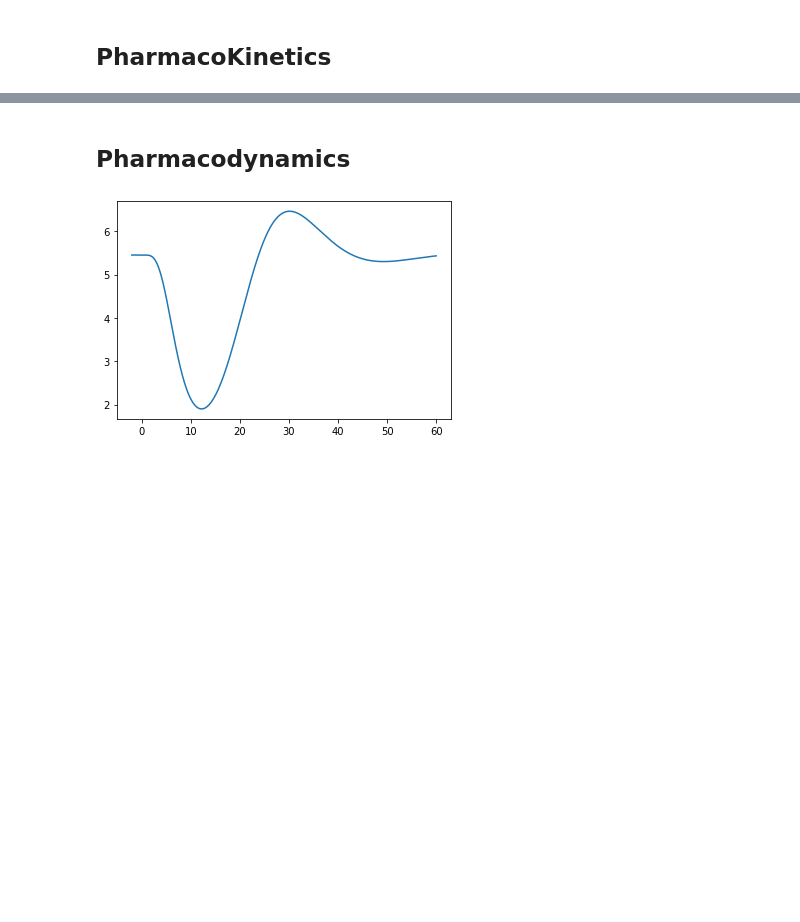
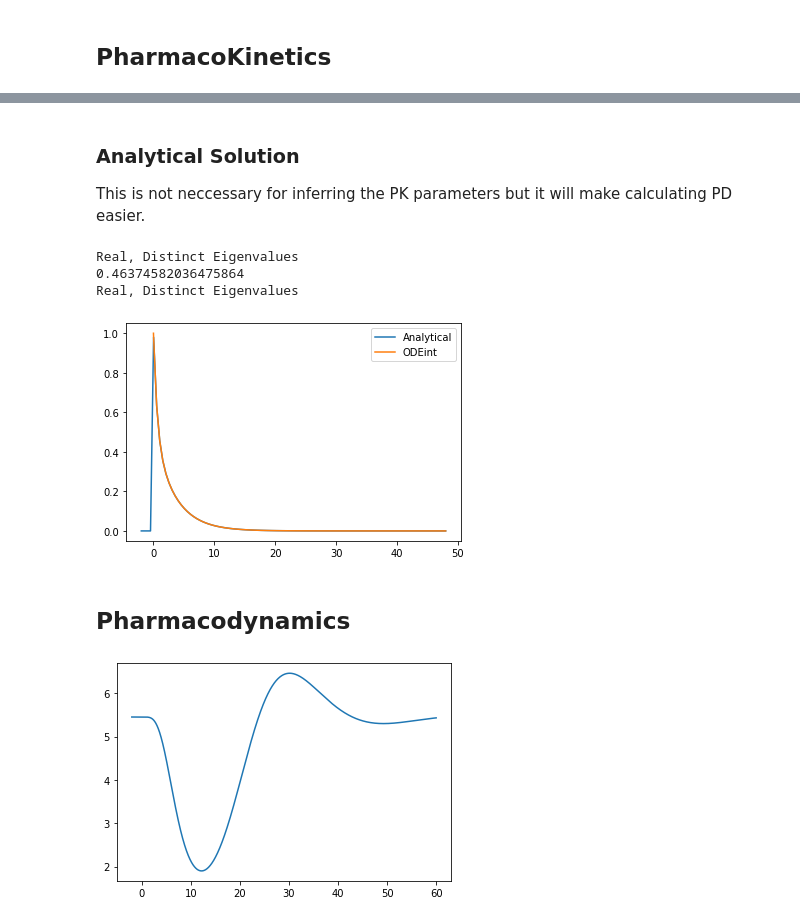
Before and after one commit to Rebecca-Rumney/Myleotoxicity-PKPD, a Jupyter notebook: model_simulation.ipynb, the cells around one changed output, grey strips where cells are left out. Cells and saved outputs as stored; diff of their text form; code cells hidden in the pictures; blank space fills up the shorter version.

```diff
--- a/model_simulation.ipynb
+++ b/model_simulation.ipynb
@@ -62,3 +72,78 @@ if __name__ == '__main__':
+# %% [markdown]
+### Analytical Solution
+
+This is not neccessary for inferring the PK parameters but it will make calculating PD easier.
+# %%
+def solve_2_comp(dose, params, t):
+    if isinstance(t, Iterable)==False and t<0:
+        return 0
+    else:
+        Vol_C = params[0]
+        Cl = params[1]
+        Vol_perif = params[2]
+        Q = params[3]
+
+        A = np.asarray([[-(Cl+Q)/Vol_C, Q/Vol_perif], [Q/Vol_C, -Q/Vol_perif]])
+        x_0 = np.array([dose, 0])
+        eigvalues, eigvectors = linalg.eig(A)
+
+        if eigvalues[0]==eigvalues[1]:
+            print('Identical Eigenvalues')
+            l = eigvalues[0]
+            nu = eigvectors[0]
+            rho = linalg.solve(A-l*np.identity(2), nu)
+            c = linalg.solve([[nu[0], rho[0]],[nu[1], rho[1]]], x_0)
+            C_t = c[0]*np.exp(l*t)*nu[0] + c[1]*(t*np.exp(l*t)*nu[0] +np.exp(l*t)*rho[0])
+
+        elif eigvalues[0].imag == 0:
+            print('Real, Distinct Eigenvalues')
+            l1, l2 = eigvalues
+            nu1, nu2 = eigvectors
+            c = linalg.solve([[nu1[0], nu2[0]],[nu1[1], nu2[1]]], x_0)
+            C_t = c[0]*np.exp(l1*t)*nu1[0] + c[1]*np.exp(l2*t)*nu2[0]
+
+        else:
+            print('Imaginary Eigenvalues')
+            b = eigvalues[0].real
+            a = eigvalues[0].imag
+            nu = eigvectors[0]
+            def u_v(time):
+                ut_plus_ivt = np.exp(b*time)*(np.cos(a*time) + j*np.sin(b*time))*nu
+                return (ut_plus_ivt.real, ut_plus_ivt.imag)
+
+            u_0 = u_v(0)[0]
+            v_0 = u_v(0)[1]
+            c = linalg.solve([[u_0[0], v_0[0]],[u_0[1], v_0[1]]], x_0)
+            C_t = c[0]*u_v(t)[0] + c[1]*u_v(t)[1]
+
+        if isinstance(t, Iterable):
+            times_before_dose = np.count_nonzero(t < 0)
+            C_t[:times_before_dose] = 0
+        return C_t.real/Vol_C
+
+
+if __name__ == '__main__':
+
+    Q_perif = 1
+    Vol_perif = 1
+    Cl = 1
+    Vol_C = 2
+    dose = 2
+    print(solve_2_comp(2, [Vol_C, Cl, Vol_perif, Q_perif], 1))
+
+    times = np.linspace(-2, 48, 100)
+    times_before_dose = np.count_nonzero(times < 0)
+    int_times = np.concatenate((np.zeros(1), times[times_before_dose:]))
+
+    plt.plot(times, solve_2_comp(dose, [Vol_C, Cl, Vol_perif, Q_perif], times), label='Analytical')
+    plt.plot(int_times, PK_iv_result(dose, 2, [Vol_C, Cl, Vol_perif, Q_perif], int_times)[:,0], label = 'ODEint')
+    plt.legend()
+    plt.show
+# %% [output]
+Real, Distinct Eigenvalues
+0.46374582036475864
+Real, Distinct Eigenvalues
+[figure, added]
 # %% [markdown]
 ## Pharmacodynamics
 # %%
```
Also changed, not shown: parts of 3 cells of this notebook, 3 other files.
